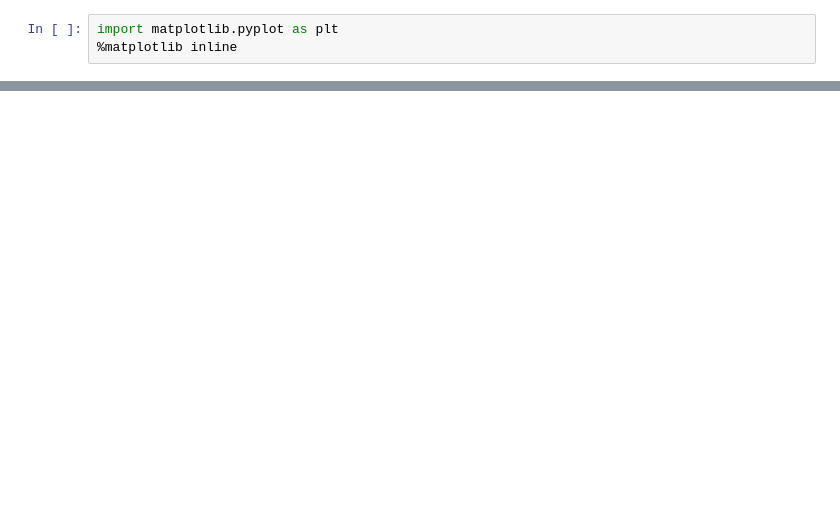
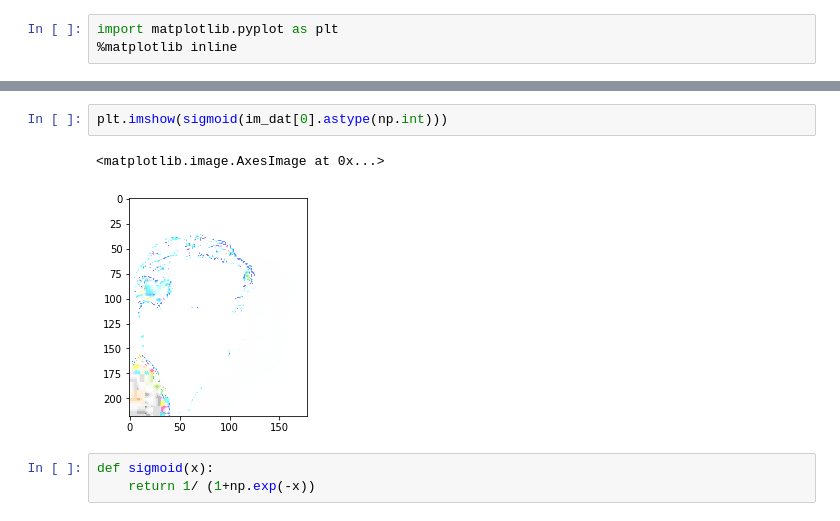
Before and after one commit to dtimokhi/Edge-DCGAN, a Jupyter notebook: keras_fix.ipynb, the cells around one changed output, grey strips where cells are left out. Saved outputs shown, nothing was run; the diff lists cells and outputs as text; blank space fills up the shorter version.

```diff
--- a/keras_fix.ipynb
+++ b/keras_fix.ipynb
@@ -183,0 +232,8 @@ import matplotlib.pyplot as plt
+# %%
+plt.imshow(sigmoid(im_dat[0].astype(np.int)))
+# %% [output]
+<matplotlib.image.AxesImage at 0x...>
+[figure, added]
+# %%
+def sigmoid(x):
+    return 1/ (1+np.exp(-x))
```
Also changed, not shown: parts of 42 cells of this notebook.
